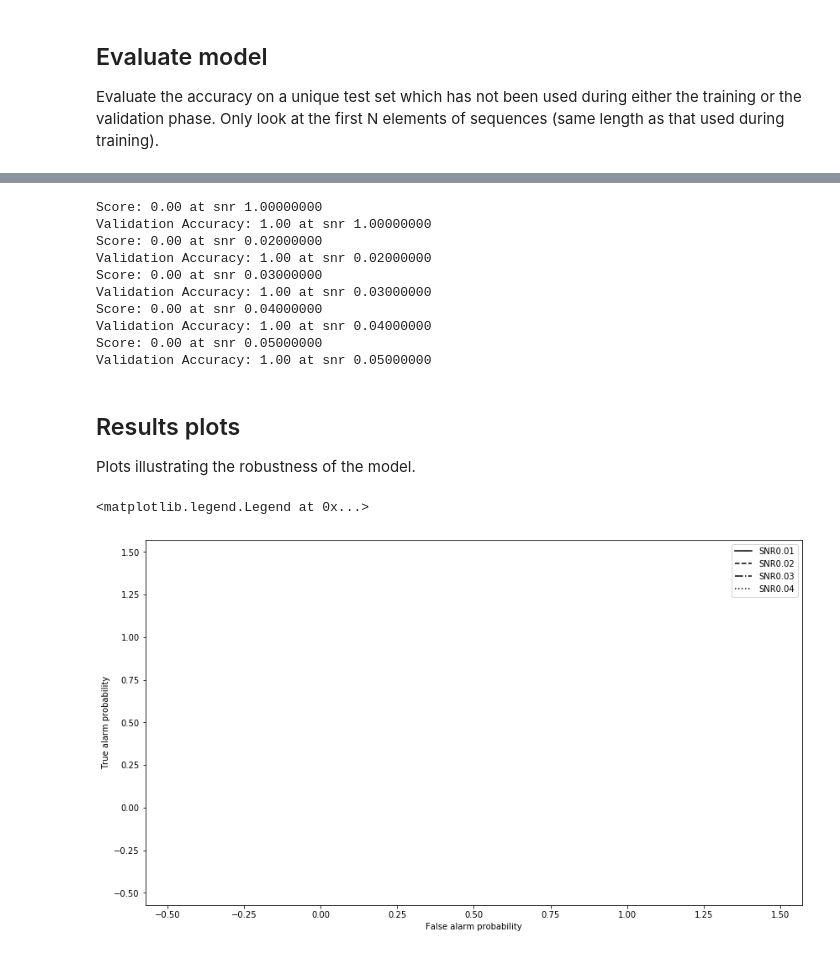
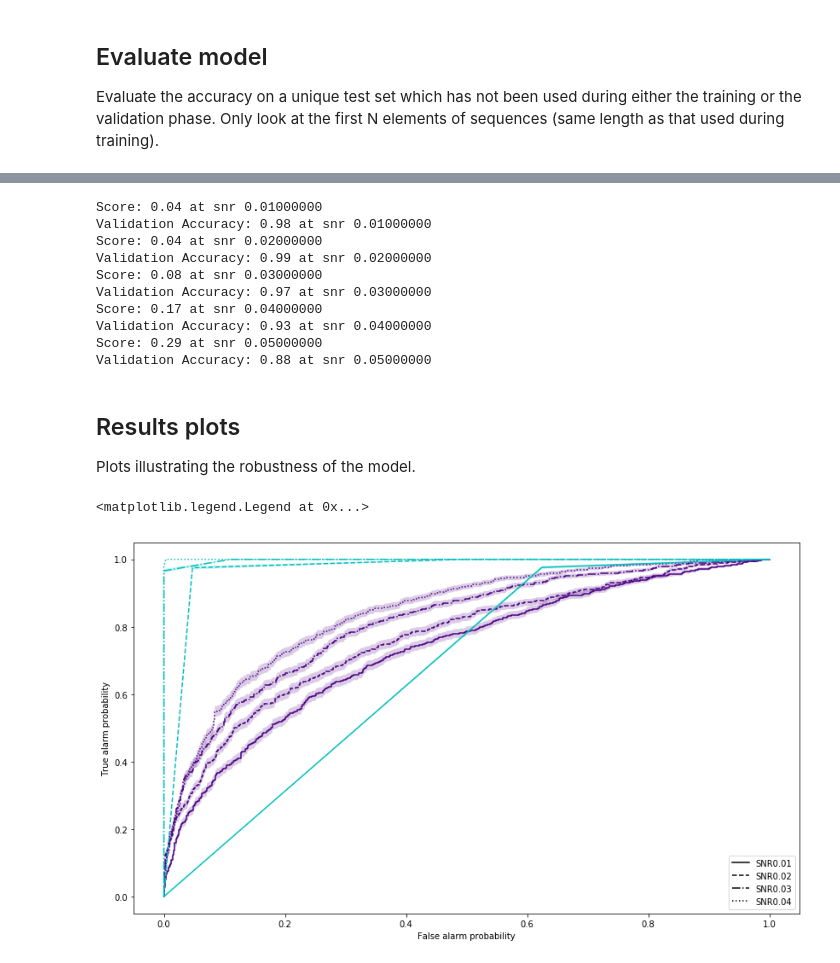
Before and after one commit to hagabbar/craft_prospect, a Jupyter notebook: nn_for_key_assurance.ipynb, the cells around one changed output, grey strips where cells are left out. Saved outputs shown, nothing was run; the diff lists cells and outputs as text; code cells hidden in the pictures.

```diff
--- a/nn_for_key_assurance.ipynb
+++ b/nn_for_key_assurance.ipynb
@@ -598,29 +675,29 @@ plt.show()
 # %%
 for i in range(len(snrs)):
-    #score,acc = model.evaluate(X_test[i].reshape(X_test[i].shape[0],X_test[i].shape[1]),Y_test[i],batch_size=batch_size,verbose=2)
-    score,acc = model.evaluate(X_test[i,:,:,:],Y_test[i],batch_size=batch_size,verbose=2)
+    #score,acc = model.evaluate(X_test[::-1][i].reshape(X_test[i].shape[0],X_test[i].shape[1]),Y_test[::-1][i],batch_size=batch_size,verbose=2)
+    score,acc = model.evaluate(X_test[::-1][i,:,:,:],Y_test[::-1][i],batch_size=batch_size,verbose=2)
     print("Score: %.2f at snr %.8f" % (score,snrs[i]))
     print("Validation Accuracy: %.2f at snr %.8f" % (acc,snrs[i]))
 
     # Make predictions
-    #preds = model.predict(X_test[i].reshape(X_test[i].shape[0],X_test[i].shape[1]))
-    preds = model.predict(X_test[i])
-    targets = Y_test[i,:]
+    #preds = model.predict(X_test[::-1][i].reshape(X_test[i].shape[0],X_test[i].shape[1]))
+    preds = model.predict(X_test[::-1][i,:,:,:])
+    targets = Y_test[::-1][i,:]
 
     # Save model predictions
     np.save('{0}/SNR{1}/run{2}/targets.npy'.format(ML_path,snrs[i],run), targets)
     np.save('{0}/SNR{1}/run{2}/preds.npy'.format(ML_path,snrs[i],run), preds.reshape(preds.shape[0]))
 # %% [output]
-Score: 0.00 at snr 1.00000000
-Validation Accuracy: 1.00 at snr 1.00000000
-Score: 0.00 at snr 0.02000000
-Validation Accuracy: 1.00 at snr 0.02000000
-Score: 0.00 at snr 0.03000000
-Validation Accuracy: 1.00 at snr 0.03000000
-Score: 0.00 at snr 0.04000000
-Validation Accuracy: 1.00 at snr 0.04000000
-Score: 0.00 at snr 0.05000000
-Validation Accuracy: 1.00 at snr 0.05000000
+Score: 0.04 at snr 0.01000000
+Validation Accuracy: 0.98 at snr 0.01000000
+Score: 0.04 at snr 0.02000000
+Validation Accuracy: 0.99 at snr 0.02000000
+Score: 0.08 at snr 0.03000000
+Validation Accuracy: 0.97 at snr 0.03000000
+Score: 0.17 at snr 0.04000000
+Validation Accuracy: 0.93 at snr 0.04000000
+Score: 0.29 at snr 0.05000000
+Validation Accuracy: 0.88 at snr 0.05000000
 # %% [markdown]
 ## Results plots
 
@@ -633,11 +710,11 @@ def CNN_ROC(ml_path, snr, run, network_type, num_test):
     if network_type == 'ML':
         targets = np.load('{0}/SNR{1}/run{2}/targets.npy'.format(ml_path,snr,run))
         preds = np.load('{0}/SNR{1}/run{2}/preds.npy'.format(ml_path,snr,run))
-        targets, preds = targets[:num_test], preds[:num_test]
+        targets, preds = targets[:], preds[:]
     elif network_type == 'diehard':
         targets = np.load('{0}/SNR{1}/run{2}/diehard_targets.npy'.format(ml_path,snr,run))
         preds = np.load('{0}/SNR{1}/run{2}/diehard_preds.npy'.format(ml_path,snr,run))
-        targets, preds = targets[:num_test], preds[:num_test]
+        targets, preds = targets[:], preds[:]
     assert len(preds) == len(targets)
     FDP, TDP, _ = metrics.roc_curve(targets, preds)
     FDP_error = [sigma(len(targets)/2., t) for t in FDP]
@@ -738,40 +815,40 @@ c1Artist = plt.Line2D((0, 1), (0, 0), color=colours[0], linestyle='', marker='o'
 c2Artist = plt.Line2D((0, 1), (0, 0), color=colours[1], linestyle='', marker='o')
 c3Artist = plt.Line2D((0, 1), (0, 0), color=colours[2], linestyle='', marker='o')
 
 # handles for different plots
 handles = [lineArtist, dashArtist, dashdotArtist,dotArtist]
 acc_handles = [c1Artist, c2Artist, lineArtist, dashArtist, dashdotArtist]
 ROC_labels = ['SNR0.01', 'SNR0.02', 'SNR0.03', 'SNR0.04']
 acc_labels = ['CNN', 'Diehard', 'FAP = 0.1', 'FAP = 0.01', 'FAP = 0.001']
 
 # calcualte ROC curves and accuracy
 for snr, run in zip(snrs, runs):
     FDP, TDP, FDP_error, TDP_error = CNN_ROC(ML_path, snr, run, 'ML', test_set_N)
     CNN_ROCs.append([FDP, TDP, FDP_error, TDP_error])
     CNN_acc.append([accuracy(FDP, TDP, TDP_error, t) for t in thresholds])
 
-#    FDP, TDP, FDP_error, TDP_error = CNN_ROC(ML_path, snr, run, 'diehard', test_set_N)
-#    MF_ROCs.append([FDP, TDP, FDP_error, TDP_error])
-#    MF_acc.append([accuracy(FDP, TDP, TDP_error, t) for t in thresholds])
+    FDP, TDP, FDP_error, TDP_error = CNN_ROC(ML_path, snr, run, 'diehard', test_set_N)
+    MF_ROCs.append([FDP, TDP, FDP_error, TDP_error])
+    MF_acc.append([accuracy(FDP, TDP, TDP_error, t) for t in thresholds])
 
 for i, d in enumerate([CNN_ROCs[n] for n in to_plot]):
     ax1.plot(d[0], d[1], c=colours[0], linestyle=linestyles[i], label='CNN snr {0}'.format(snrs[i]))
     ax1.fill_between(d[0], d[1]+d[3], d[1]-d[3], alpha=0.2, facecolor=colours[0], zorder=0)
 
-#for i, d in enumerate([MF_ROCs[n] for n in to_plot]):
-#    ax1.plot(d[0], d[1], c=colours[1], linestyle=linestyles[i], label='Diehard snr {0}'.format(snrs[i]))
-#    ax1.fill_between(d[0], d[1]+d[3], d[1]-d[3], alpha=0.2, facecolor=colours[1], zorder=0)
+for i, d in enumerate([MF_ROCs[n] for n in to_plot]):
+    ax1.plot(d[0], d[1], c=colours[1], linestyle=linestyles[i], label='Diehard snr {0}'.format(snrs[i]))
+    ax1.fill_between(d[0], d[1]+d[3], d[1]-d[3], alpha=0.2, facecolor=colours[1], zorder=0)
 
 ax1.set_xlabel('False alarm probability')
 ax1.set_ylabel('True alarm probability')
 #ax1.set_xscale('log')
 #ax1.set_yscale('log')
 #ax1.set_xlim(1e-4, 1)
 #ax1.set_ylim(1e-4, 1)
 ax1.legend(handles, ROC_labels)
 # %% [output]
 <matplotlib.legend.Legend at 0x...>
-[figure, old version]
+[figure, new version]
 # %%
 # Make efficiency curve
 fig2 = plt.figure(figsize=(16,10))
```
Also changed, not shown: parts of 13 cells of this notebook.
